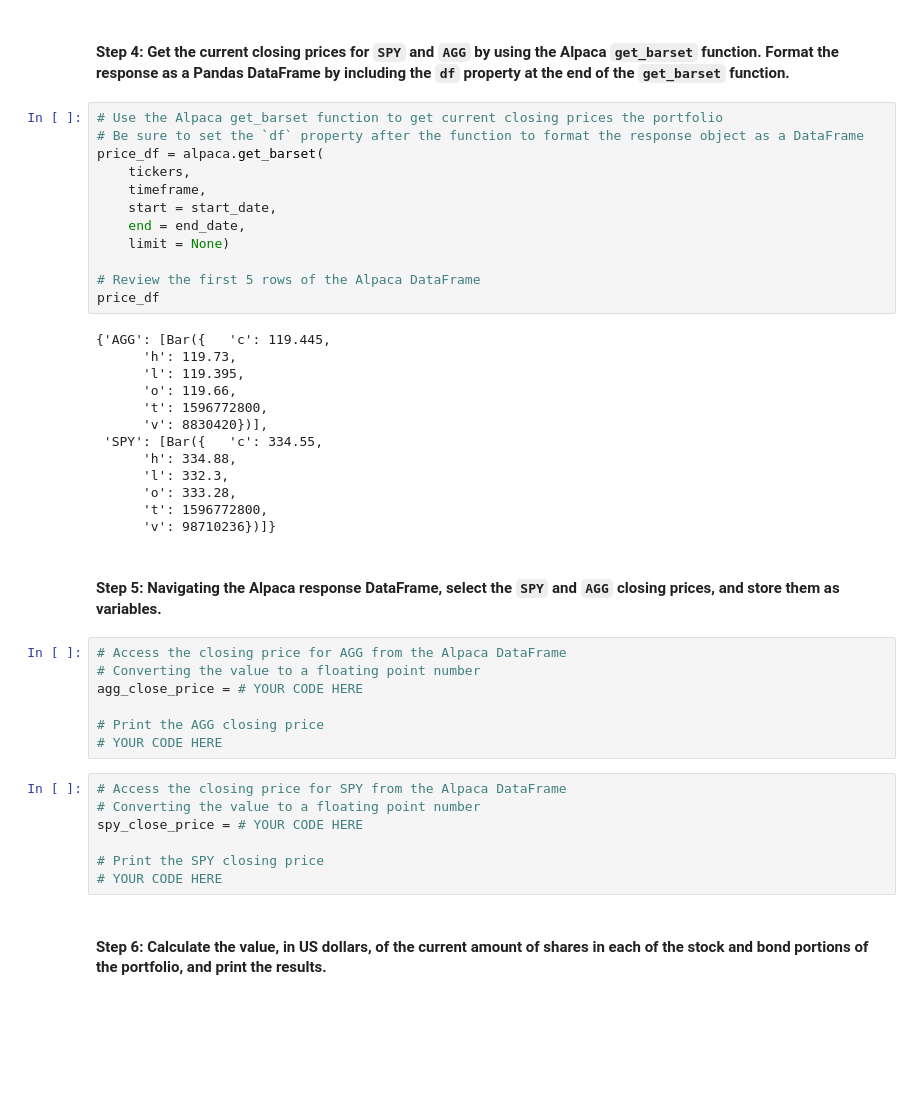
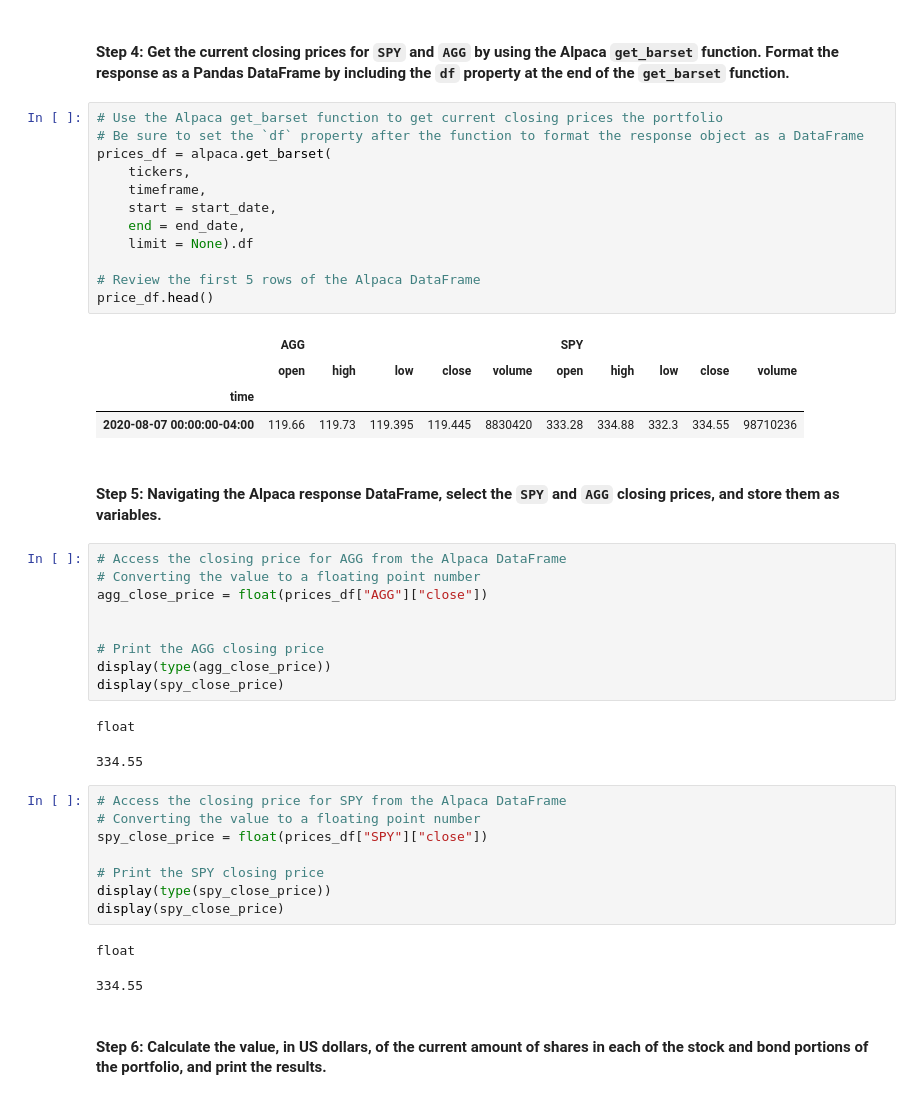
Before and after one commit to rulo96z/Financial_Simulation_APIs, a Jupyter notebook: financial_planning_tools.ipynb, the cells around one changed output. Drawn from its saved outputs; the diff is of its cells as text; blank space fills up the shorter version.

Commit message:
setting the clossing price to float number

```diff
--- a/financial_planning_tools.ipynb
+++ b/financial_planning_tools.ipynb
@@ -221,44 +228,45 @@ end_date = pd.Timestamp("2020-08-07", tz="America/New_York").isoformat()
 # %%
 # Use the Alpaca get_barset function to get current closing prices the portfolio
 # Be sure to set the `df` property after the function to format the response object as a DataFrame
-price_df = alpaca.get_barset(
+prices_df = alpaca.get_barset(
     tickers,
     timeframe,
     start = start_date,
     end = end_date,
-    limit = None)
+    limit = None).df
 
 # Review the first 5 rows of the Alpaca DataFrame
-price_df
+price_df.head()
 # %% [output]
-{'AGG': [Bar({   'c': 119.445,
-      'h': 119.73,
-      'l': 119.395,
-      'o': 119.66,
-      't': 1596772800,
-      'v': 8830420})],
- 'SPY': [Bar({   'c': 334.55,
-      'h': 334.88,
-      'l': 332.3,
-      'o': 333.28,
-      't': 1596772800,
-      'v': 98710236})]}
+|  | AGG |  |  |  |  | SPY |  |  |  |  |
+|  | open | high | low | close | volume | open | high | low | close | volume |
+| time |  |  |  |  |  |  |  |  |  |  |
+| 2020-08-07 00:00:00-04:00 | 119.66 | 119.73 | 119.395 | 119.445 | 8830420 | 333.28 | 334.88 | 332.3 | 334.55 | 98710236 |
 # %% [markdown]
 #### Step 5: Navigating the Alpaca response DataFrame, select the `SPY` and `AGG` closing prices, and store them as variables.
 # %%
 # Access the closing price for AGG from the Alpaca DataFrame
 # Converting the value to a floating point number
-agg_close_price = # YOUR CODE HERE
+agg_close_price = float(prices_df["AGG"]["close"])
+
 
 # Print the AGG closing price
-# YOUR CODE HERE
+display(type(agg_close_price))
+display(spy_close_price)
+# %% [output]
+float
+334.55
 # %%
 # Access the closing price for SPY from the Alpaca DataFrame
 # Converting the value to a floating point number
-spy_close_price = # YOUR CODE HERE
+spy_close_price = float(prices_df["SPY"]["close"])
 
 # Print the SPY closing price
-# YOUR CODE HERE
+display(type(spy_close_price))
+display(spy_close_price)
+# %% [output]
+float
+334.55
 # %% [markdown]
 #### Step 6: Calculate the value, in US dollars, of the current amount of shares in each of the stock and bond portions of the portfolio, and print the results.
 # %%
```
Also changed, not shown: parts of 8 cells of this notebook.
